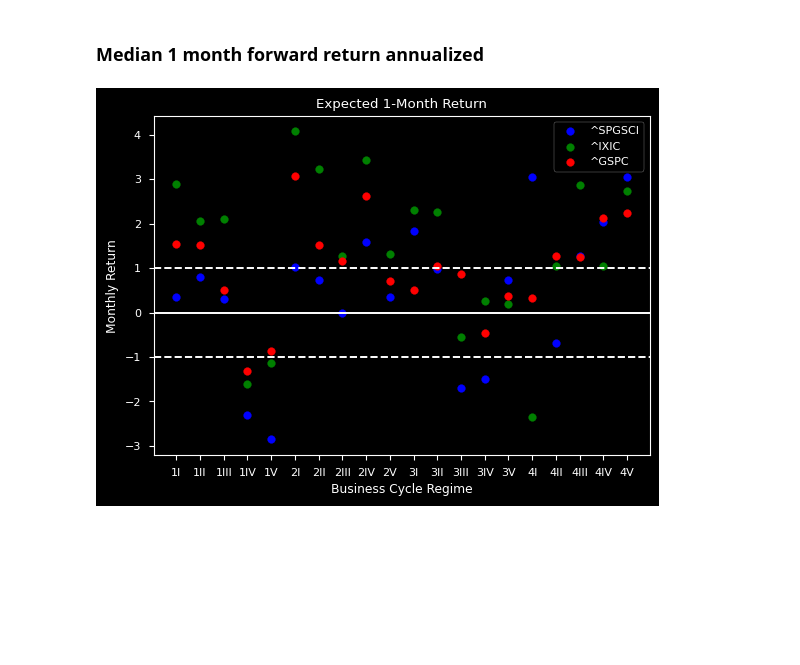
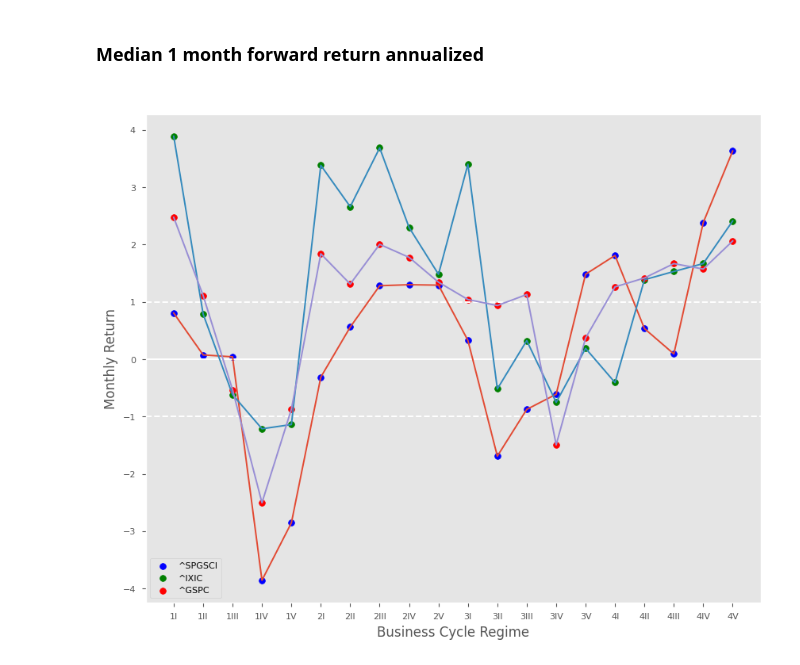
Before and after one commit to PatrickHLewis/Macro-Dashboard, a Jupyter notebook: Macro_Dashboard/Asset_Allocation/Tactical/Business_Cycle.ipynb, the cells around one changed output. Saved outputs shown, nothing was run; the diff lists cells and outputs as text; code cells hidden in the pictures; blank space fills up the shorter version.

```diff
--- a/Macro_Dashboard/Asset_Allocation/Tactical/Business_Cycle.ipynb
+++ b/Macro_Dashboard/Asset_Allocation/Tactical/Business_Cycle.ipynb
@@ -77,7 +77,7 @@ Make Regimes
 # %%
 cpi_conditions = [
     data['CPI_YoY_3mchg']>=0.15,
-    data['CPI_YoY_3mchg']>=-0.15
+    data['CPI_YoY_3mchg']<=-0.15
 ]
 
 cpi_values = [1,-1]
@@ -137,7 +137,7 @@ data['growth_inflation_regime'] = np.select(growth_inflation_conditions, growth_
 # %%
     #Import returns data
 
-symbols = ["^GSPC", "^IXIC", "^SPGSCI"]
+symbols = ["^GSPC", "^IXIC", "^SPGSCI", "^VIX" ]
 start_date="1900-01-01"
 df = obb.equity.price.historical(symbol = symbols, start_date = start_date, provider="yfinance", interval = '1M', include = False).to_df()
 
@@ -193,6 +193,6 @@ plt.plot(countsdf)
 plt.ylabel('Rate of Occurence')
 plt.xlabel('Business Cycle Regime')
 plt.title('Distribution of Regimes')
-
-plt.style.use("seaborn-v0_8-paper")
+plt.grid(False)
+plt.style.use("ggplot")
 # %% [output]
@@ -228,22 +275,26 @@ plt.show()
 # %%
 x1 = assets_perf_fwd.index
 y1 = assets_perf_fwd.iloc[:,0]
 y2 = assets_perf_fwd.iloc[:,1]
 y3 = assets_perf_fwd.iloc[:,2]
 
-fig = plt.figure()
+fig = plt.figure( figsize=(10,8))
 ax1 = fig.add_subplot(111)
 
 ax1.scatter(x1, y3, color = 'blue', label = y3.name)
 ax1.scatter(x1, y2, color = 'green', label = y2.name)
 ax1.scatter(x1, y1, color = 'red', label = y1.name)
 plt.axhline(y=1, linestyle = '--')
 plt.axhline(y=-1, linestyle = '--')
 plt.axhline(y = 0)
 plt.xlabel('Business Cycle Regime')
 plt.ylabel('Monthly Return')
 plt.title('Expected 1-Month Return')
-plt.legend()
+plt.plot(y3)
+plt.plot(y2)
+plt.plot(y1)
+plt.grid(False)
+plt.legend(labelcolor='black')
 plt.show()
 # %% [output]
-[figure, old version]
+[figure, new version]
```
Also changed, not shown: parts of 7 cells of this notebook, 3 other files.
